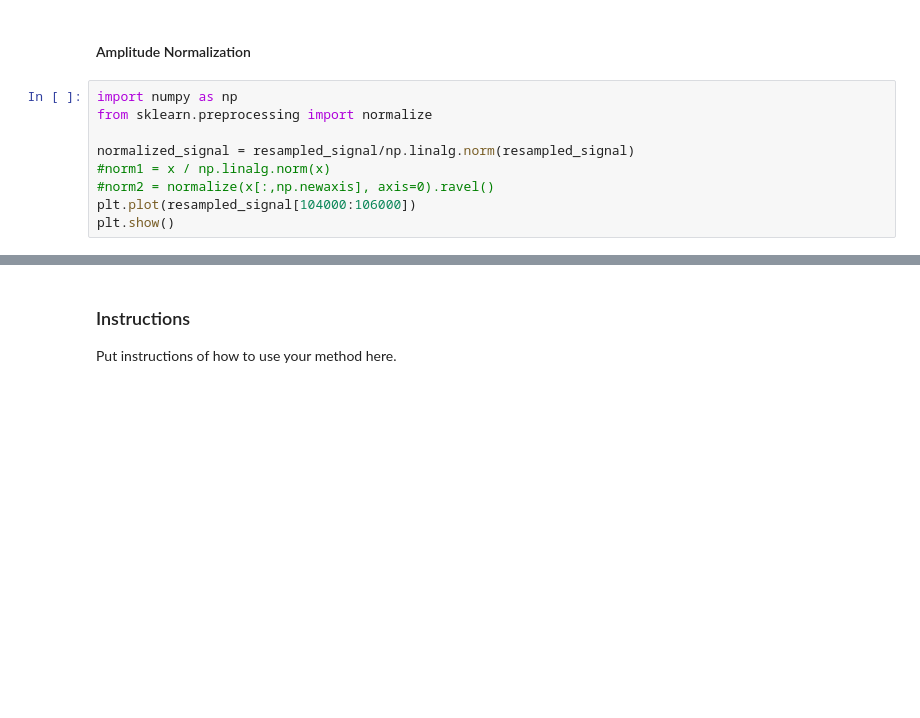
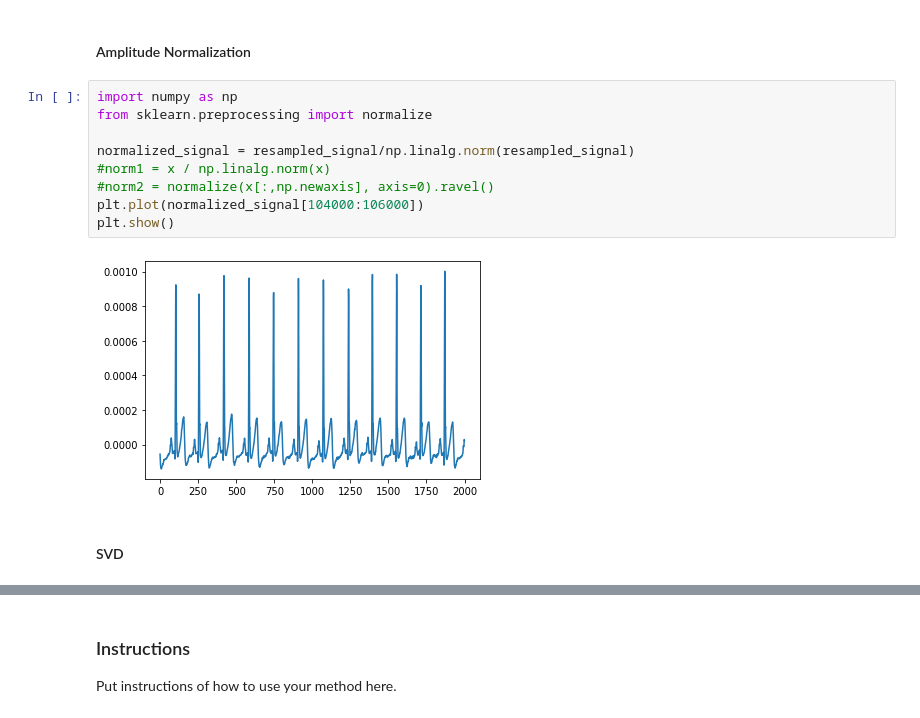
Before and after one commit to DigitalBiomarkerDiscoveryPipeline/Data-Compression-Toolbox, a Jupyter notebook: Baiying/code_m1.ipynb, the cells around one changed output, grey strips where cells are left out. Saved outputs shown, nothing was run; the diff lists cells and outputs as text; blank space fills up the shorter version.

```diff
--- a/Baiying/code_m1.ipynb
+++ b/Baiying/code_m1.ipynb
@@ -278,9 +278,13 @@ plt.show()
 # %%
 import numpy as np
 from sklearn.preprocessing import normalize
 
 normalized_signal = resampled_signal/np.linalg.norm(resampled_signal)
 #norm1 = x / np.linalg.norm(x)
 #norm2 = normalize(x[:,np.newaxis], axis=0).ravel()
-plt.plot(resampled_signal[104000:106000])
+plt.plot(normalized_signal[104000:106000])
 plt.show()
+# %% [output]
+[figure, added]
+# %% [markdown]
+#### SVD
```
Also changed, not shown: parts of 8 cells of this notebook.
